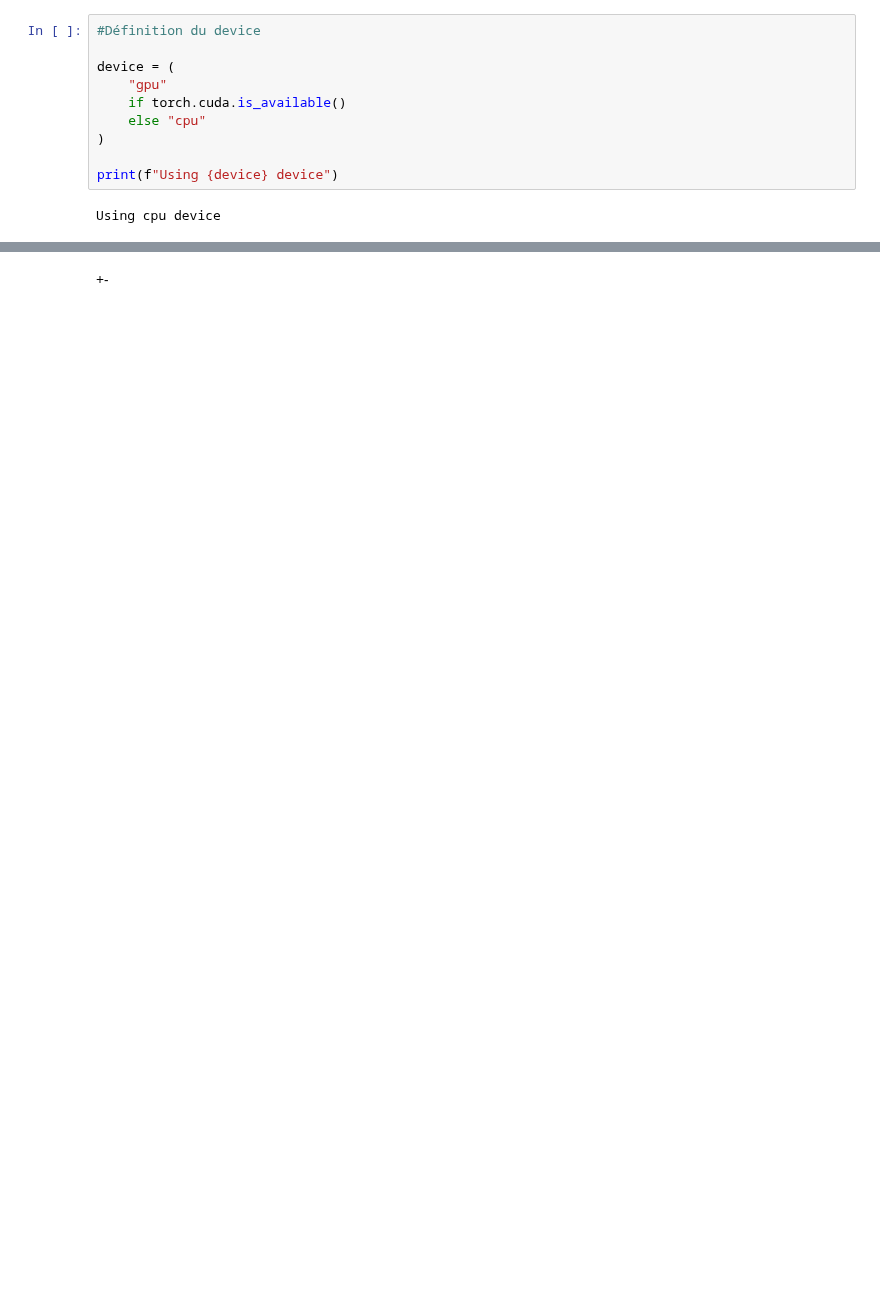
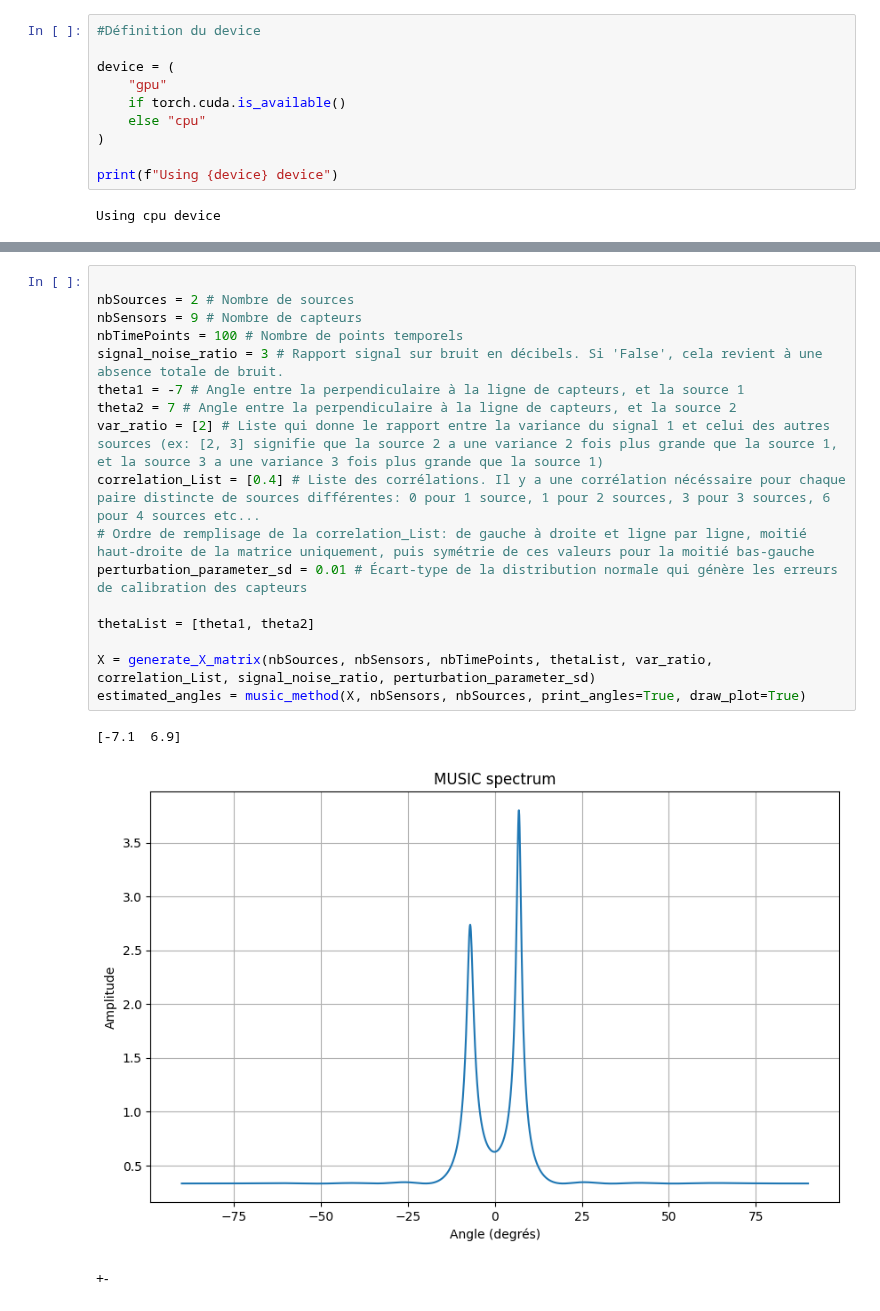
Before and after one commit to tanguylegrand2/PFE, a Jupyter notebook: DeepMusic.ipynb, the cells around one changed output, grey strips where cells are left out. Cells and saved outputs as stored; diff of their text form; blank space fills up the shorter version.

```diff
--- a/DeepMusic.ipynb
+++ b/DeepMusic.ipynb
@@ -453,2 +668,22 @@ models
+# %%
+
+nbSources = 2 # Nombre de sources
+nbSensors = 9 # Nombre de capteurs
+nbTimePoints = 100 # Nombre de points temporels
+signal_noise_ratio = 3 # Rapport signal sur bruit en décibels. Si 'False', cela revient à une absence totale de bruit.
+theta1 = -7 # Angle entre la perpendiculaire à la ligne de capteurs, et la source 1
+theta2 = 7 # Angle entre la perpendiculaire à la ligne de capteurs, et la source 2
+var_ratio = [2] # Liste qui donne le rapport entre la variance du signal 1 et celui des autres sources (ex: [2, 3] signifie que la source 2 a une variance 2 fois plus grande que la source 1, et la source 3 a une variance 3 fois plus grande que la source 1)
+correlation_List = [0.4] # Liste des corrélations. Il y a une corrélation nécéssaire pour chaque paire distincte de sources différentes: 0 pour 1 source, 1 pour 2 sources, 3 pour 3 sources, 6 pour 4 sources etc...
+# Ordre de remplisage de la correlation_List: de gauche à droite et ligne par ligne, moitié haut-droite de la matrice uniquement, puis symétrie de ces valeurs pour la moitié bas-gauche
+perturbation_parameter_sd = 0.01 # Écart-type de la distribution normale qui génère les erreurs de calibration des capteurs
+
+thetaList = [theta1, theta2]
+
+X = generate_X_matrix(nbSources, nbSensors, nbTimePoints, thetaList, var_ratio, correlation_List, signal_noise_ratio, perturbation_parameter_sd)
+estimated_angles = music_method(X, nbSensors, nbSources, print_angles=True, draw_plot=True)
+# %% [output]
+[-7.1  6.9]
+[figure, added]
 # %% [markdown]
 +-
```
Also changed, not shown: parts of 14 cells of this notebook, 36 other files.
